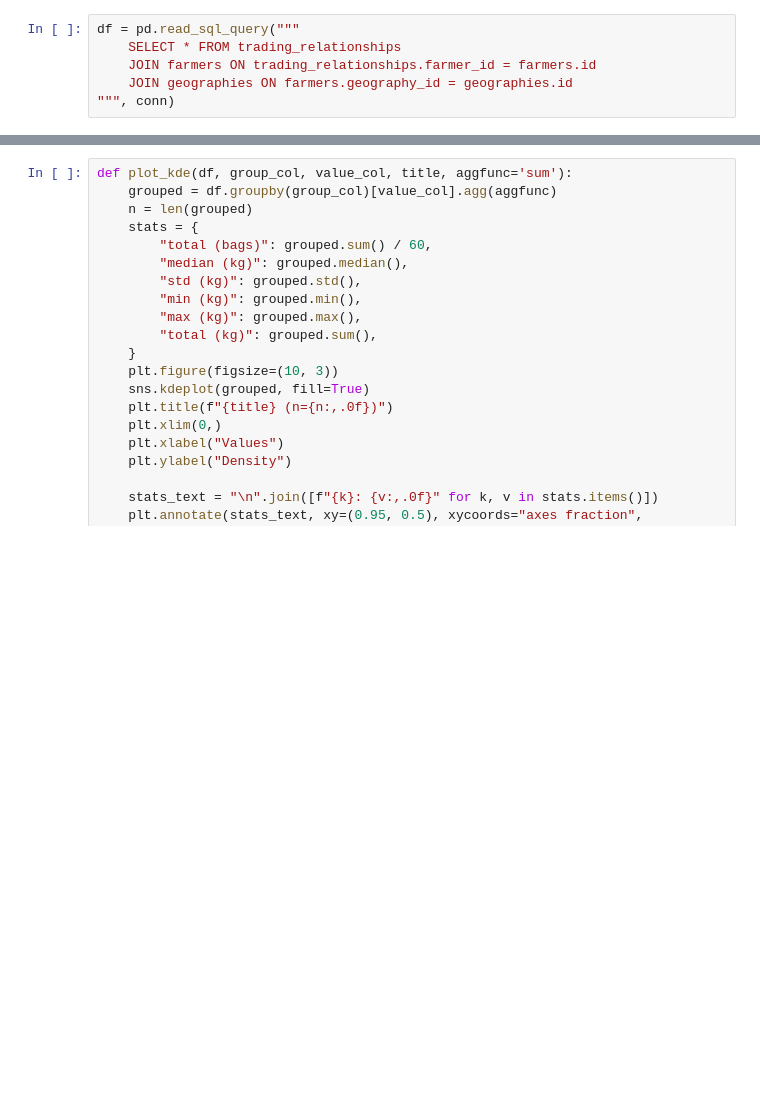
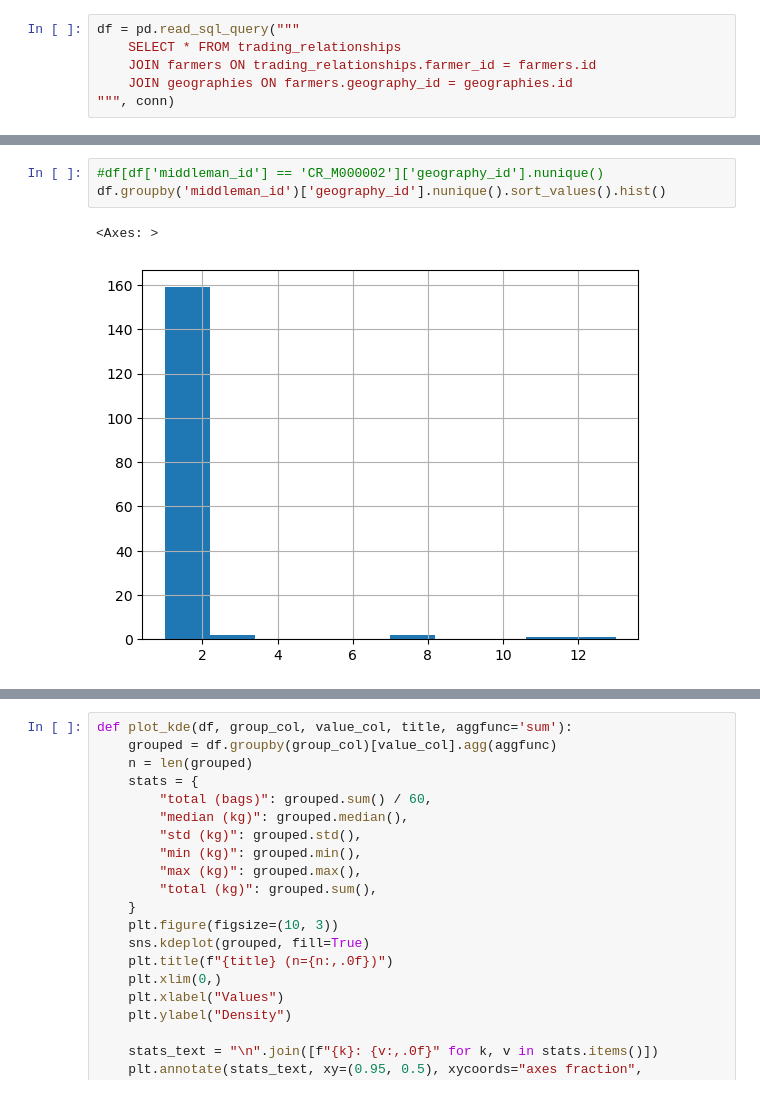
Before and after one commit to ccerv1/supply-chain-simulator, a Jupyter notebook: DashboardPrototype.ipynb, the cells around one changed output, grey strips where cells are left out. Drawn from its saved outputs; the diff is of its cells as text; blank space fills up the shorter version.

```diff
--- a/DashboardPrototype.ipynb
+++ b/DashboardPrototype.ipynb
@@ -113,3 +113,9 @@ pd.concat([
+# %%
+#df[df['middleman_id'] == 'CR_M000002']['geography_id'].nunique()
+df.groupby('middleman_id')['geography_id'].nunique().sort_values().hist()
+# %% [output]
+<Axes: >
+[figure, added]
 # %%
 mm = pd.concat([
     df.groupby(['producing_area_name', 'geography_id'])['farmer_id'].nunique(),
```
Also changed, not shown: parts of 22 cells of this notebook, 7 other files.
